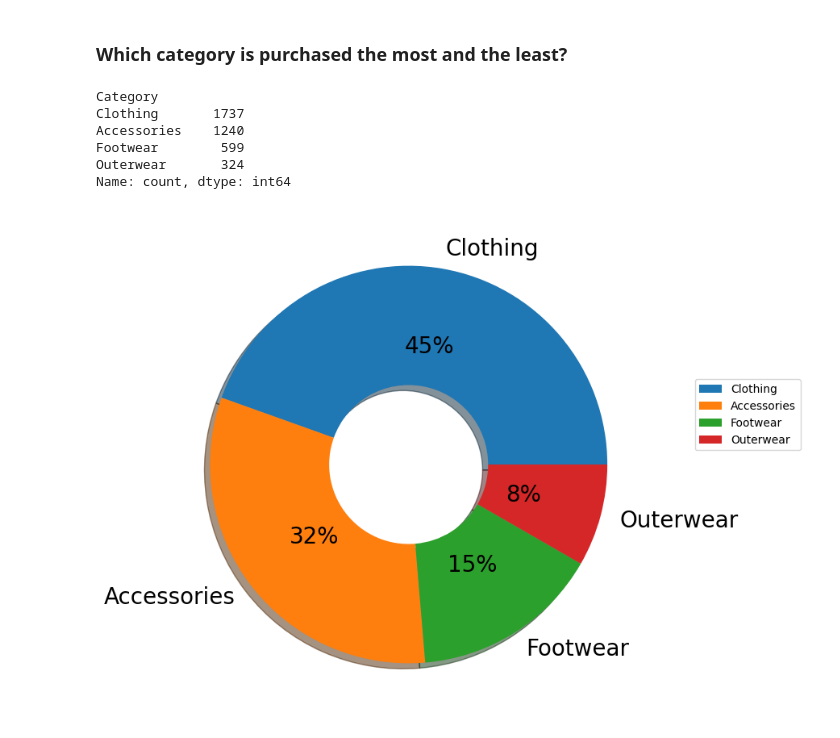
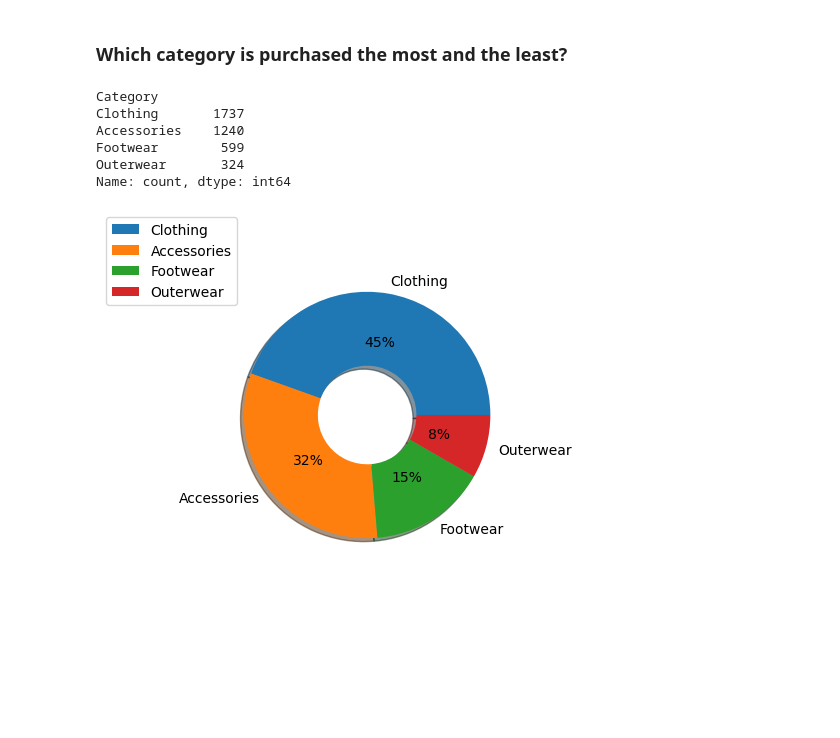
Before and after one commit to hyaesm/e-commerce-shopping-habits-eda, a Jupyter notebook: DSPT14-Individual-Project-E-Commerce-Consumer-Behavior-EDA.ipynb, the cells around one changed output. Cells and saved outputs as stored; diff of their text form; code cells hidden in the pictures; blank space fills up the shorter version.

Commit message:
Updated pie chart dimensions

```diff
--- a/DSPT14-Individual-Project-E-Commerce-Consumer-Behavior-EDA.ipynb
+++ b/DSPT14-Individual-Project-E-Commerce-Consumer-Behavior-EDA.ipynb
@@ -305,16 +305,16 @@ plt.show()
 # %%
 category_label = ["Clothing", "Accessories", "Footwear", "Outerwear"]
 category_purchase = df["Category"].value_counts()
 print(category_purchase)
 
-plt.figure(figsize=(8,8))
-plt.pie(category_purchase,labels=category_label, shadow=True,autopct="%0.0f%%",textprops={'fontsize': 20},wedgeprops={"width":0.6})
-plt.legend(loc='center right', bbox_to_anchor=(1.3, 0.6));
+plt.figure(figsize=(4,4))
+plt.pie(category_purchase,labels=category_label, shadow=True,autopct="%0.0f%%",textprops={'fontsize': 10},wedgeprops={"width":0.6})
+plt.legend(loc='center right', bbox_to_anchor=(0.1, 1));
 # %% [output]
 Category
 Clothing       1737
 Accessories    1240
 Footwear        599
 Outerwear       324
 Name: count, dtype: int64
-[figure, old version]
+[figure, new version]
```
